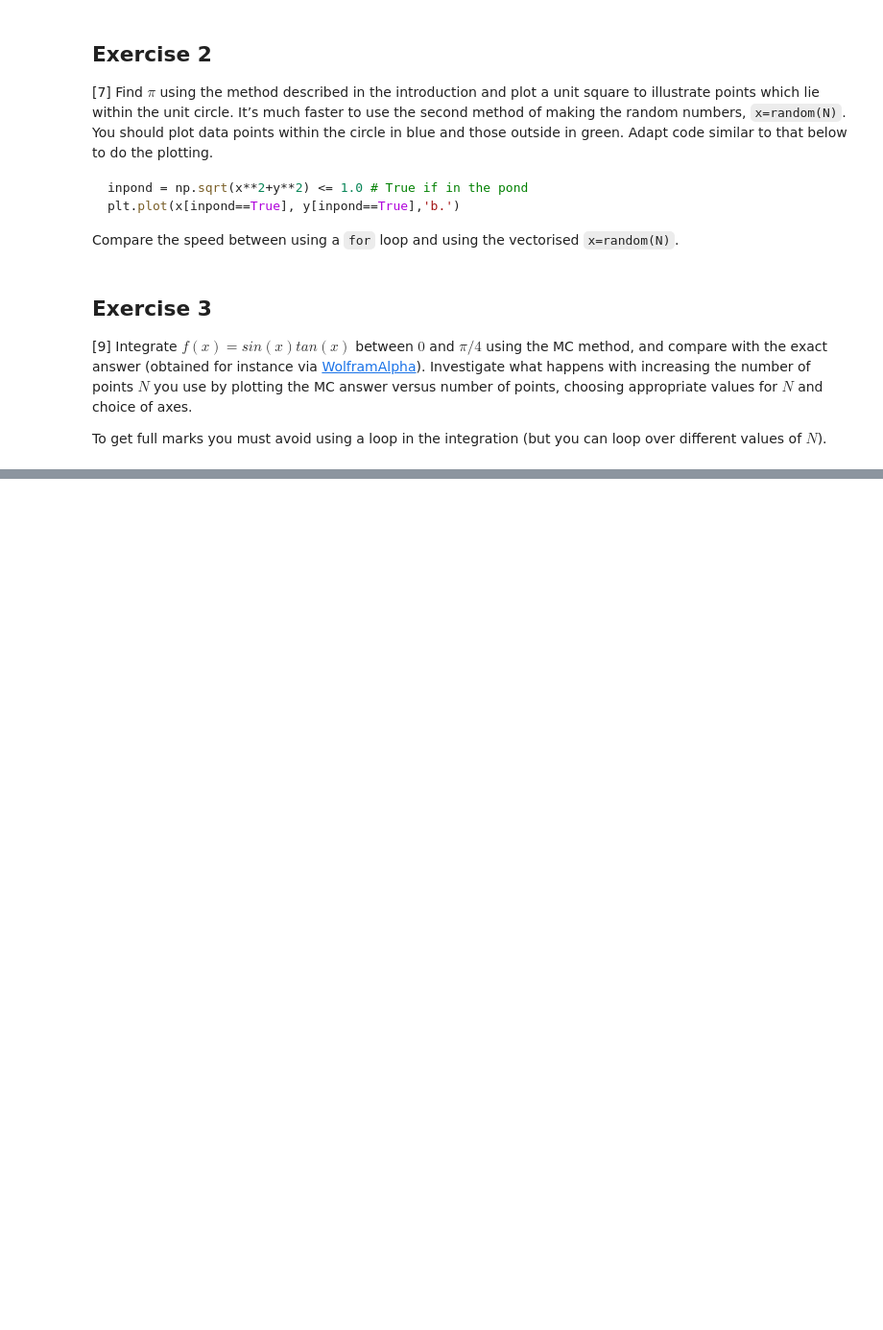
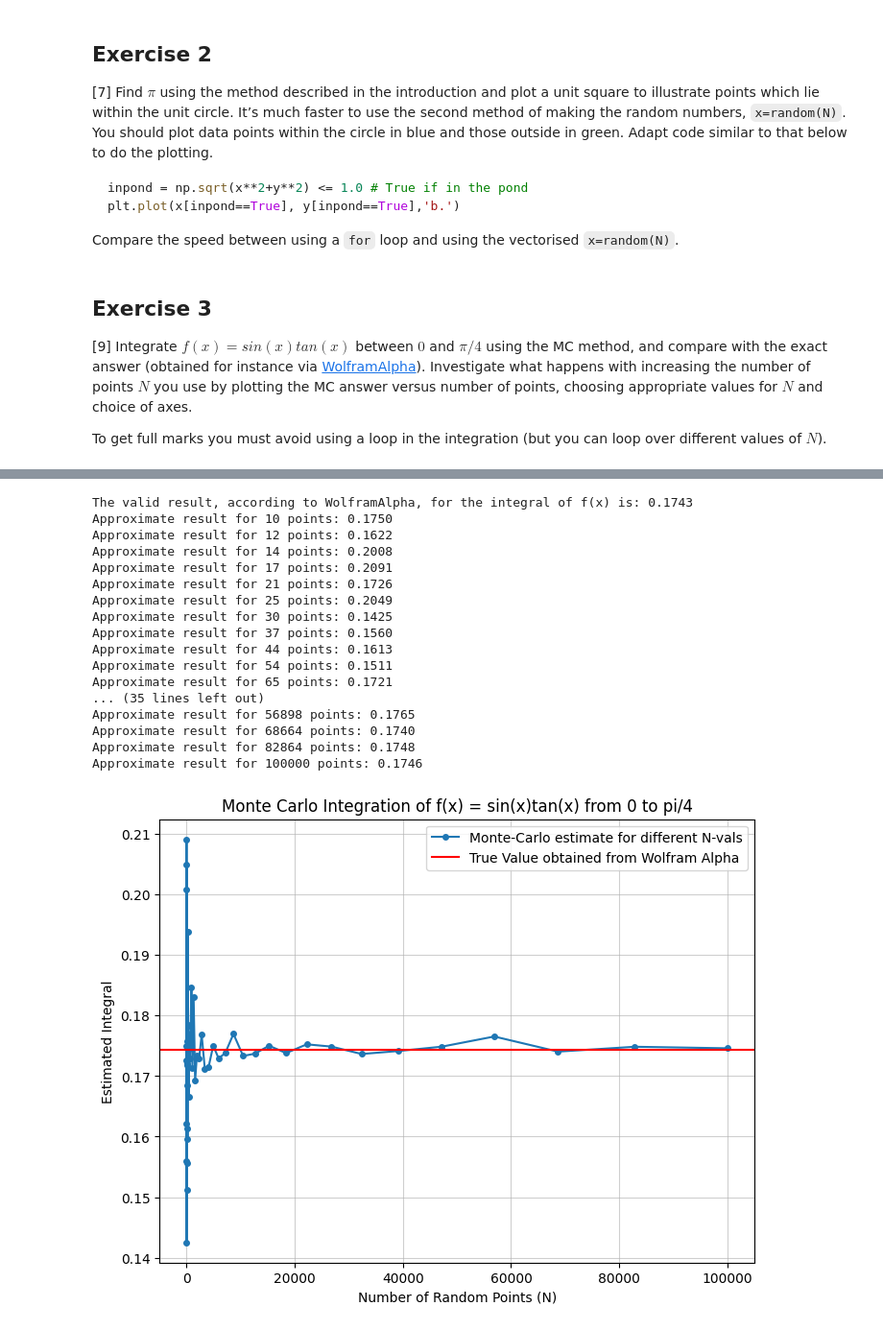
Before and after one commit to PX2145-2025/week-6-b-Lalsodagar-Adi, a Jupyter notebook: Monte_Carlo_Adi_Lalsodagar.ipynb, the cells around one changed output, grey strips where cells are left out. Shown at 96% size. Cells and saved outputs as stored; diff of their text form; code cells hidden in the pictures; blank space fills up the shorter version.

```diff
--- a/Monte_Carlo_Adi_Lalsodagar.ipynb
+++ b/Monte_Carlo_Adi_Lalsodagar.ipynb
@@ -225,0 +200,59 @@ NameError: name 'array' is not defined
+# %%
+import numpy as np
+from numpy.random import random, normal, seed
+import matplotlib.pyplot as plt
+
+# defining the function I am going to integrate
+def f(x):
+  return np.sin(x)*np.tan(x)
+
+# Limits of integration
+a,b = 0,np.pi/4
+
+true = 0.1743
+print(f"The valid result, according to WolframAlpha, for the integral of f(x) is: {true:.4f}")
+
+# Now using the 1D Monte-Carlo integration formula:
+N_vals = np.logspace(1,5,50,dtype=int) # from 10 to 100,000 data points
+MC_est = [] # MC_est is the estimated value produced using MC method for each N-value
+
+''' Now integrating over different values of N'''
+''' This is done using a 'For' loop'''
+for N in N_vals:
+    x_val = np.random.uniform(a,b,N)
+    MC_integral = (b-a)*np.mean(f(x_val))
+    MC_est.append(MC_integral)
+    print(f"Approximate result for {N} points: {MC_integral:.4f}")
+
+# Now converting to a numpy array so that handling of data is easier
+MC_est = np.array(MC_est)
+
+# Now I plot the estimates obtained using MC integration against the different values of N
+plt.figure(figsize=(8,6))
+plt.plot(N_vals,MC_est,'o-',markersize = 4, label = 'Monte-Carlo estimate for different N-vals')
+plt.axhline(true,color ='red',label = 'True Value obtained from Wolfram Alpha')
+plt.xlabel('Number of Random Points (N)')
+plt.ylabel('Estimated Integral')
+plt.title('Monte Carlo Integration of f(x) = sin(x)tan(x) from 0 to pi/4')
+plt.legend()
+plt.grid(alpha=0.6)
+plt.show()
+# %% [output]
+The valid result, according to WolframAlpha, for the integral of f(x) is: 0.1743
+Approximate result for 10 points: 0.1750
+Approximate result for 12 points: 0.1622
+Approximate result for 14 points: 0.2008
+Approximate result for 17 points: 0.2091
+Approximate result for 21 points: 0.1726
+Approximate result for 25 points: 0.2049
+Approximate result for 30 points: 0.1425
+Approximate result for 37 points: 0.1560
+Approximate result for 44 points: 0.1613
+Approximate result for 54 points: 0.1511
+Approximate result for 65 points: 0.1721
+... (35 lines left out)
+Approximate result for 56898 points: 0.1765
+Approximate result for 68664 points: 0.1740
+Approximate result for 82864 points: 0.1748
+Approximate result for 100000 points: 0.1746
+[figure, added]
```
Also changed, not shown: parts of 1 cell of this notebook.
